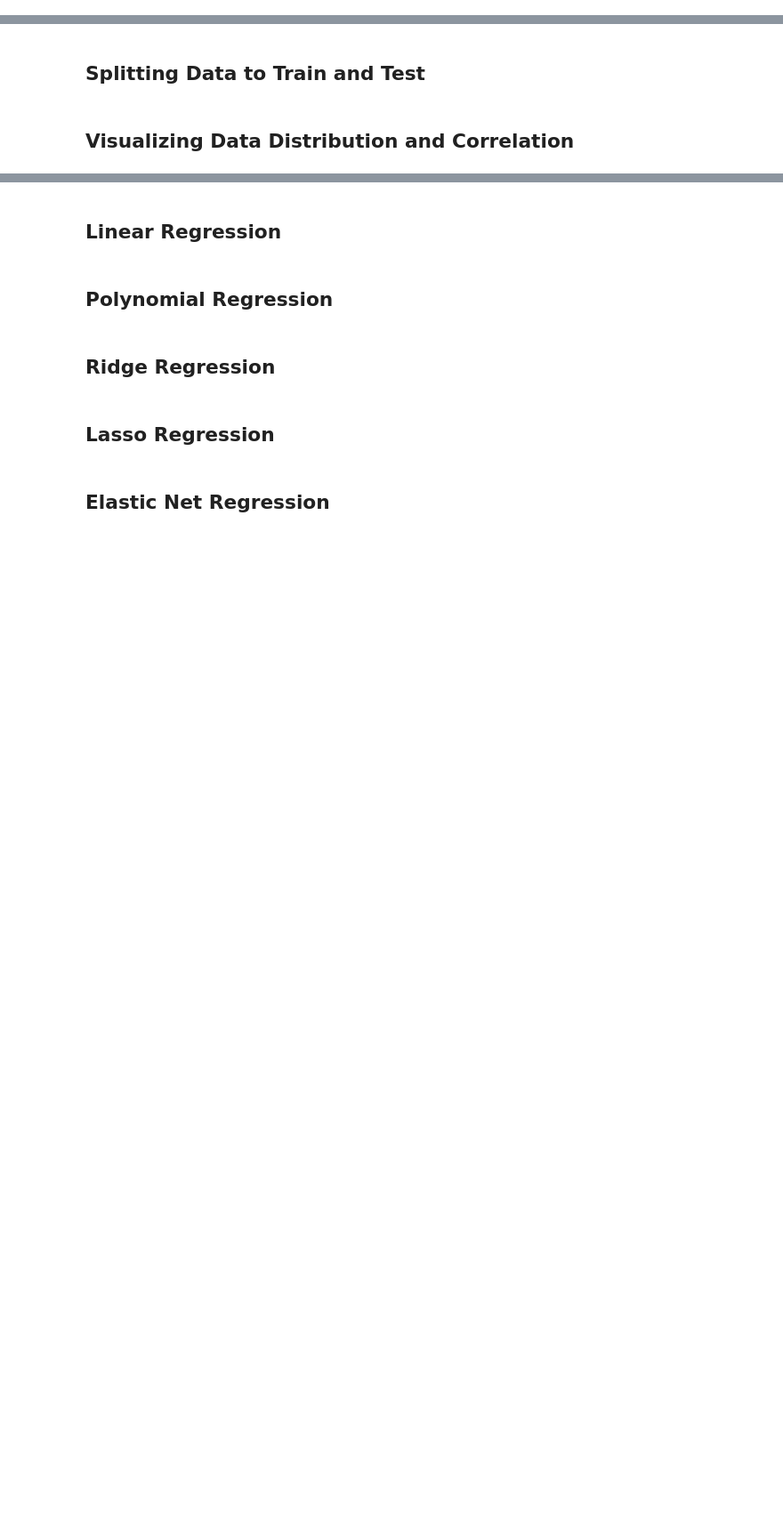
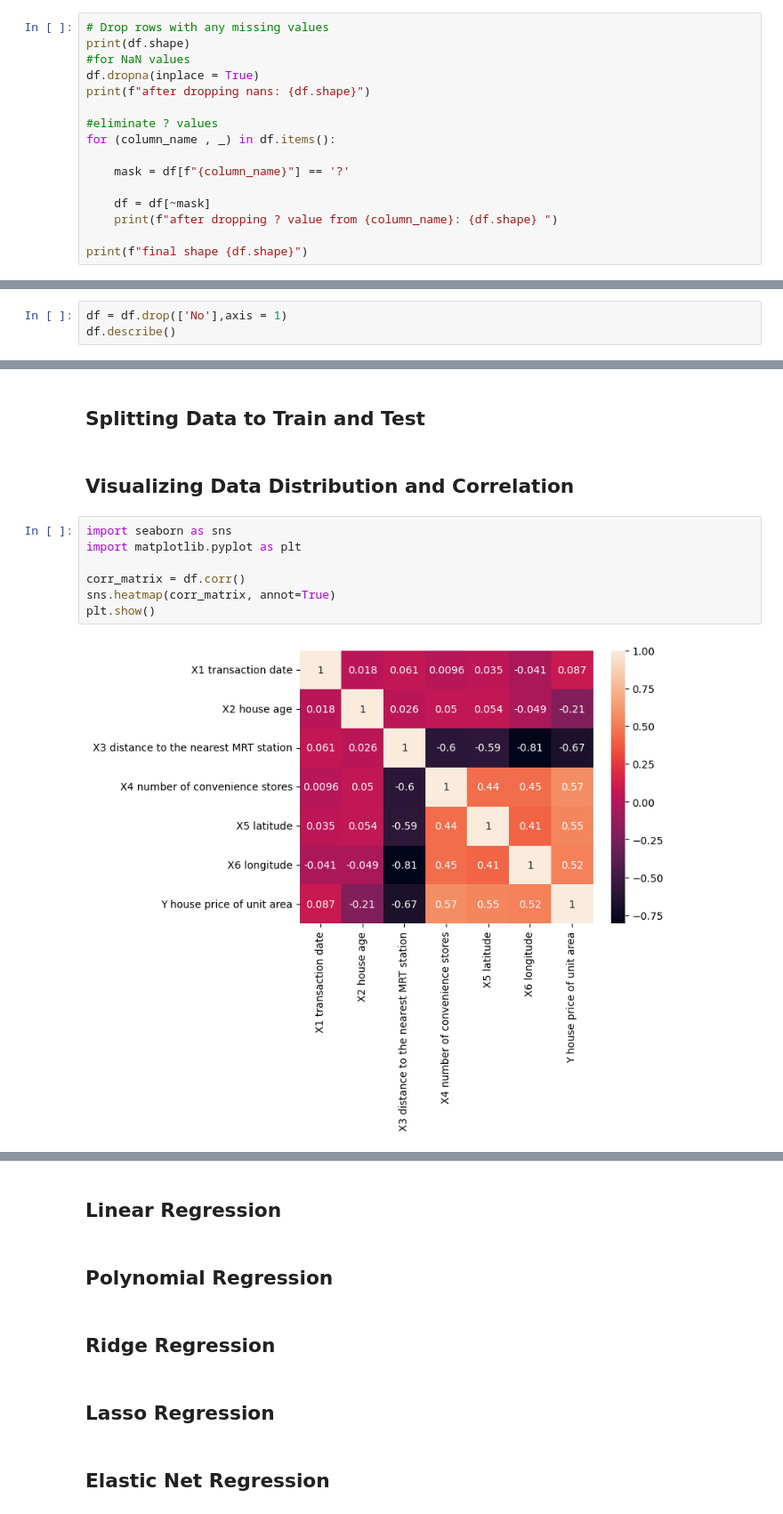
Before and after one commit to Abtinz/Machine-Learning-with-Python, a Jupyter notebook: DataMining/Regression/data-mining-p2-student.ipynb, the cells around one changed output, grey strips where cells are left out. Shown at 89% size. Cells and saved outputs as stored; diff of their text form; blank space fills up the shorter version.

```diff
--- a/DataMining/Regression/data-mining-p2-student.ipynb
+++ b/DataMining/Regression/data-mining-p2-student.ipynb
@@ -52,0 +65,16 @@ df.head(15)
+# %%
+# Drop rows with any missing values
+print(df.shape)
+#for NaN values
+df.dropna(inplace = True)
+print(f"after dropping nans: {df.shape}")
+
+#eliminate ? values
+for (column_name , _) in df.items():
+
+    mask = df[f"{column_name}"] == '?'
+
+    df = df[~mask]
+    print(f"after dropping ? value from {column_name}: {df.shape} ")
+
+print(f"final shape {df.shape}")
@@ -53,2 +93,5 @@ df.head(15)
 # %% [markdown]
 ## Droping Unnecessary Columns
+# %%
+df = df.drop(['No'],axis = 1)
+df.describe()
@@ -56,3 +109,12 @@ df.head(15)
 ## Splitting Data to Train and Test
 # %% [markdown]
 ## Visualizing Data Distribution and Correlation
+# %%
+import seaborn as sns
+import matplotlib.pyplot as plt
+
+corr_matrix = df.corr()
+sns.heatmap(corr_matrix, annot=True)
+plt.show()
+# %% [output]
+[figure, added]
```
Also changed, not shown: parts of 4 cells of this notebook.
